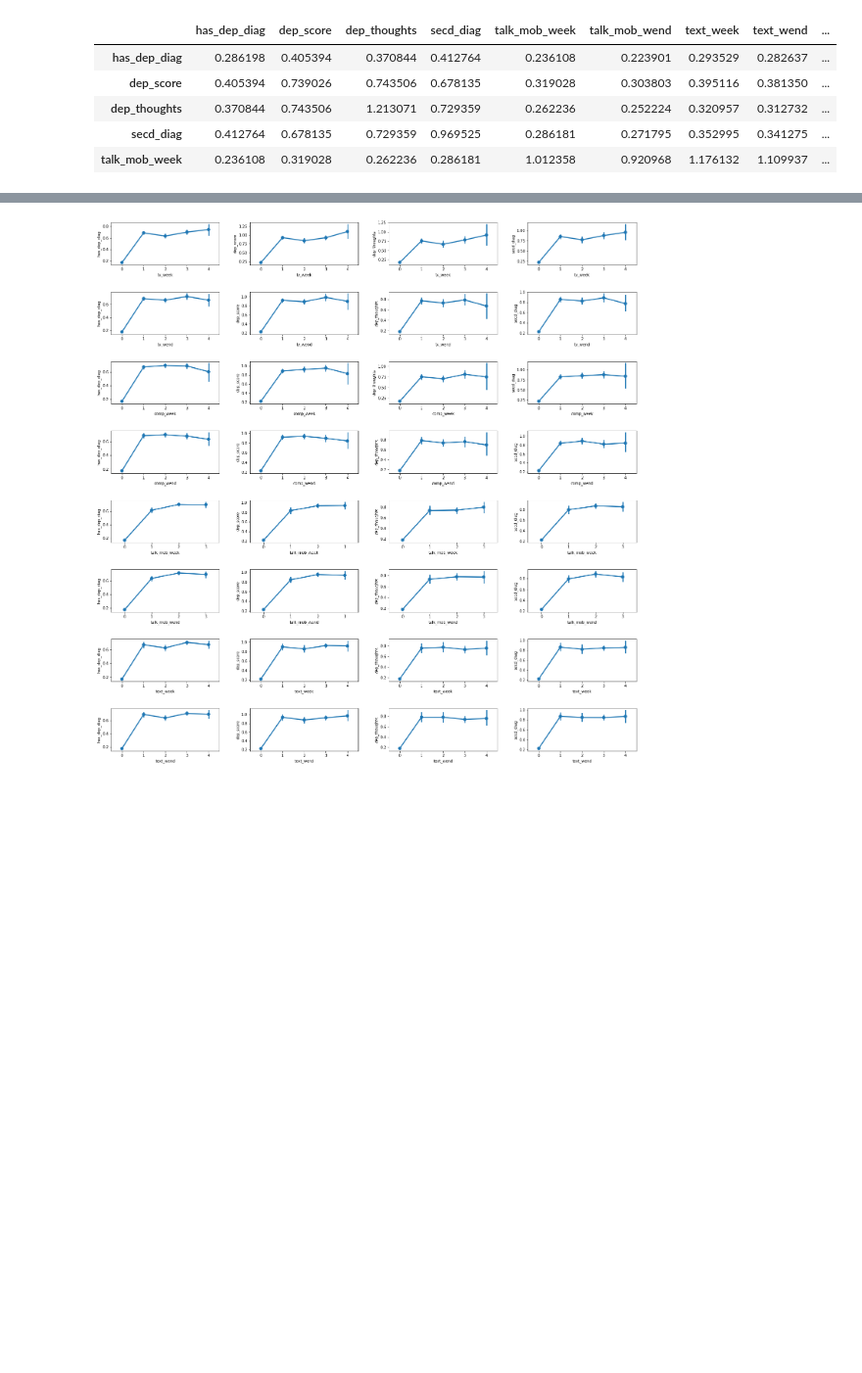
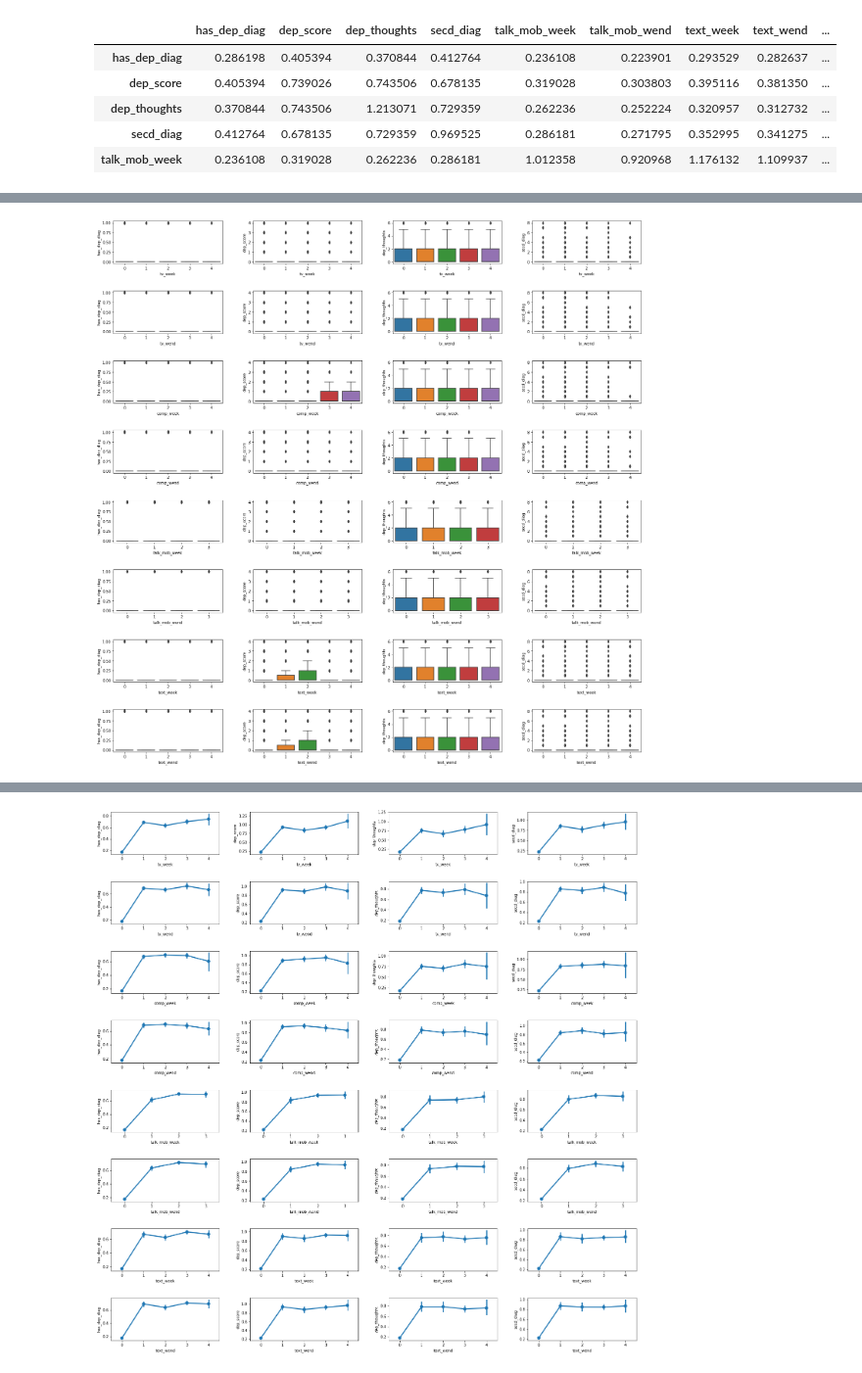
Before and after one commit to phillipSloan/applied-data-science, a Jupyter notebook: personal-notebooks/data-exploration-isabella.ipynb, the cells around one changed output, grey strips where cells are left out. Shown at 98% size. Saved outputs shown, nothing was run; the diff lists cells and outputs as text; code cells hidden in the pictures; blank space fills up the shorter version.

```diff
--- a/personal-notebooks/data-exploration-isabella.ipynb
+++ b/personal-notebooks/data-exploration-isabella.ipynb
@@ -438,3 +488,18 @@ boxplot('secd_diag', df, 3)
+# %%
+#Box plots for all the features where there is a diagnosis
+plt.rcParams["figure.figsize"] = [20, 20]
+
+fig, axes = plt.subplots(nrows=8, ncols=4)
+fig.tight_layout(h_pad=5, w_pad=5)
+
+kind = 'box'
+
+boxplot('has_dep_diag', df2, 0)
+boxplot('dep_score', df2, 1)
+boxplot('dep_thoughts', df2, 2)
+boxplot('secd_diag', df2, 3)
+# %% [output]
+[figure, added]
 # %%
 def violinplot(y_values, data, fig_col):
     sns.violinplot(x='tv_week', y=y_values, data=data, ax=axes[0, fig_col])
```
Also changed, not shown: parts of 16 cells of this notebook.
